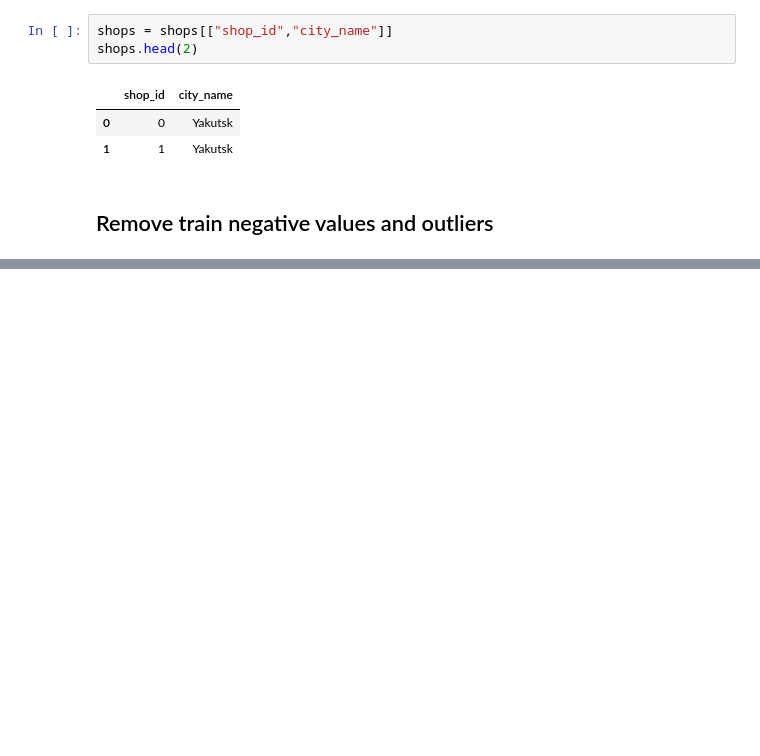
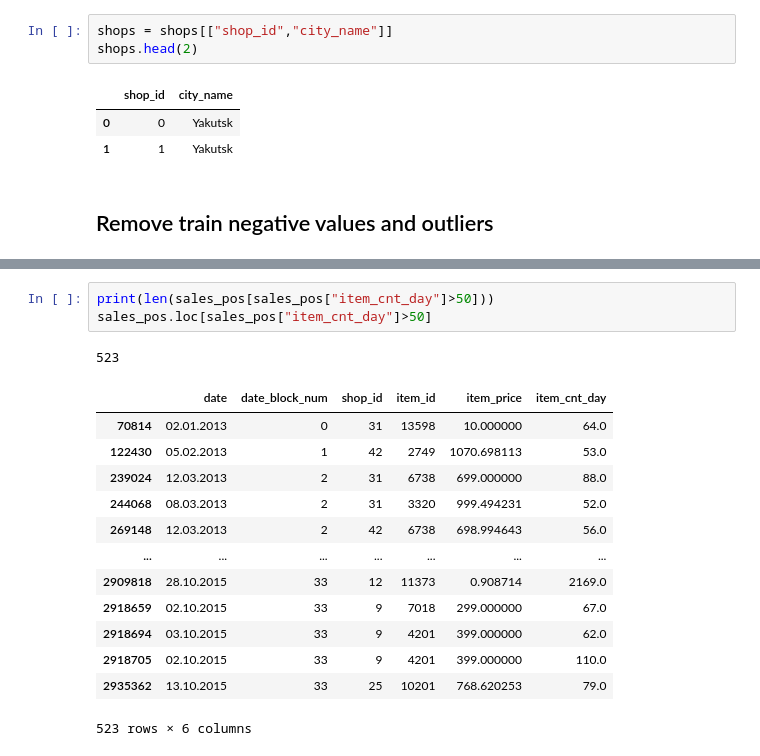
Before and after one commit to RobBlanchard/kaggle-predict-sales, a Jupyter notebook: XGBoost - 2.ipynb, the cells around one changed output, grey strips where cells are left out. Cells and saved outputs as stored; diff of their text form; blank space fills up the shorter version.

```diff
--- a/XGBoost - 2.ipynb
+++ b/XGBoost - 2.ipynb
@@ -97,0 +125,18 @@ print(len(sales))
+# %%
+print(len(sales_pos[sales_pos["item_cnt_day"]>50]))
+sales_pos.loc[sales_pos["item_cnt_day"]>50]
+# %% [output]
+523
+|  | date | date_block_num | shop_id | item_id | item_price | item_cnt_day |
+| 70814 | 02.01.2013 | 0 | 31 | 13598 | 10.000000 | 64.0 |
+| 122430 | 05.02.2013 | 1 | 42 | 2749 | 1070.698113 | 53.0 |
+| 239024 | 12.03.2013 | 2 | 31 | 6738 | 699.000000 | 88.0 |
+| 244068 | 08.03.2013 | 2 | 31 | 3320 | 999.494231 | 52.0 |
+| 269148 | 12.03.2013 | 2 | 42 | 6738 | 698.994643 | 56.0 |
+| ... | ... | ... | ... | ... | ... | ... |
+| 2909818 | 28.10.2015 | 33 | 12 | 11373 | 0.908714 | 2169.0 |
+| 2918659 | 02.10.2015 | 33 | 9 | 7018 | 299.000000 | 67.0 |
+| 2918694 | 03.10.2015 | 33 | 9 | 4201 | 399.000000 | 62.0 |
+| 2918705 | 02.10.2015 | 33 | 9 | 4201 | 399.000000 | 110.0 |
+| 2935362 | 13.10.2015 | 33 | 25 | 10201 | 768.620253 | 79.0 |
+523 rows × 6 columns
```
Also changed, not shown: parts of 18 cells of this notebook.
